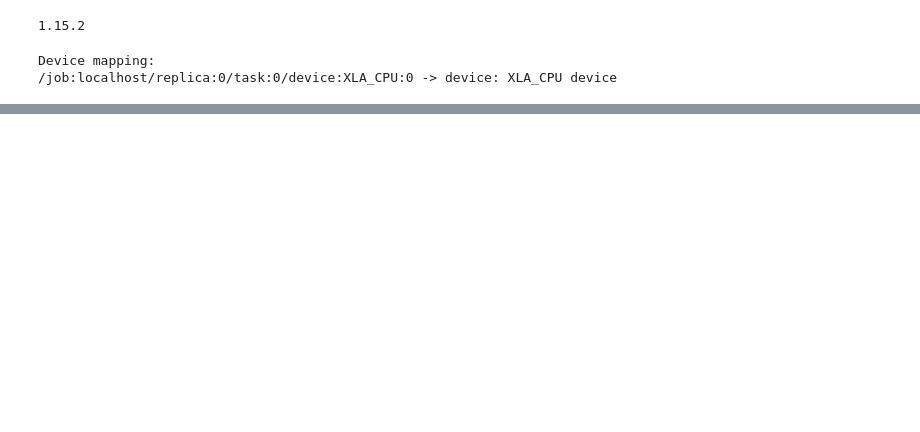
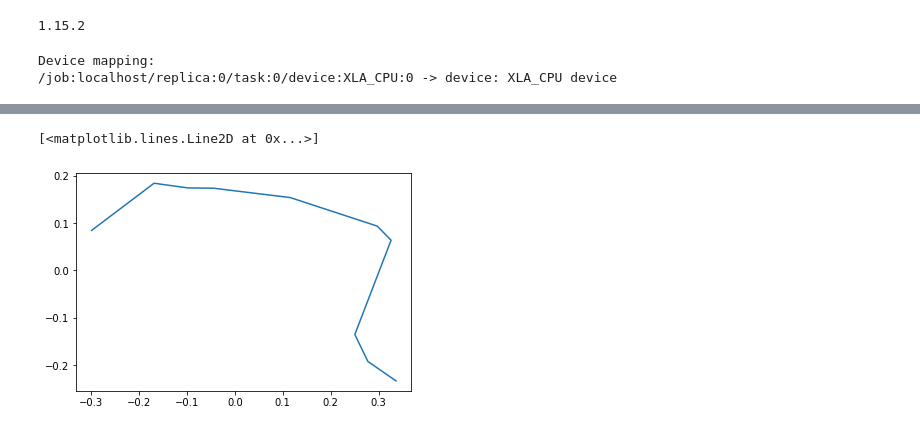
Before and after one commit to NeilAlishev/HiCPredictor, a Jupyter notebook: EasyToUseModel.ipynb, the cells around one changed output, grey strips where cells are left out. Drawn from its saved outputs; the diff is of its cells as text; code cells hidden in the pictures; blank space fills up the shorter version.

```diff
--- a/EasyToUseModel.ipynb
+++ b/EasyToUseModel.ipynb
@@ -110,0 +299,5 @@ plot_hic(from_upper_triu(prediction))
+# %%
+plt.plot(orig2, pred2)
+# %% [output]
+[<matplotlib.lines.Line2D at 0x...>]
+[figure, added]
```
Also changed, not shown: parts of 32 cells of this notebook, 7 other files.
